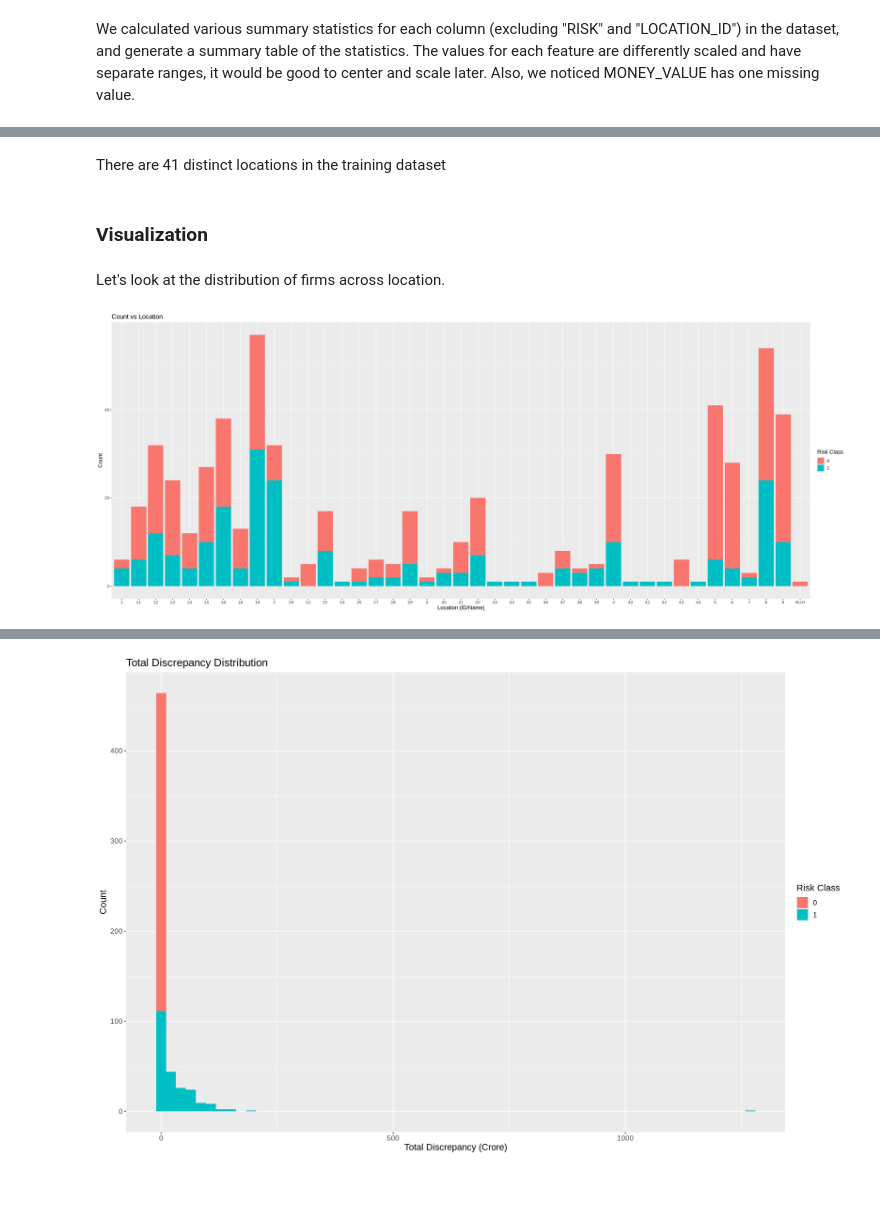
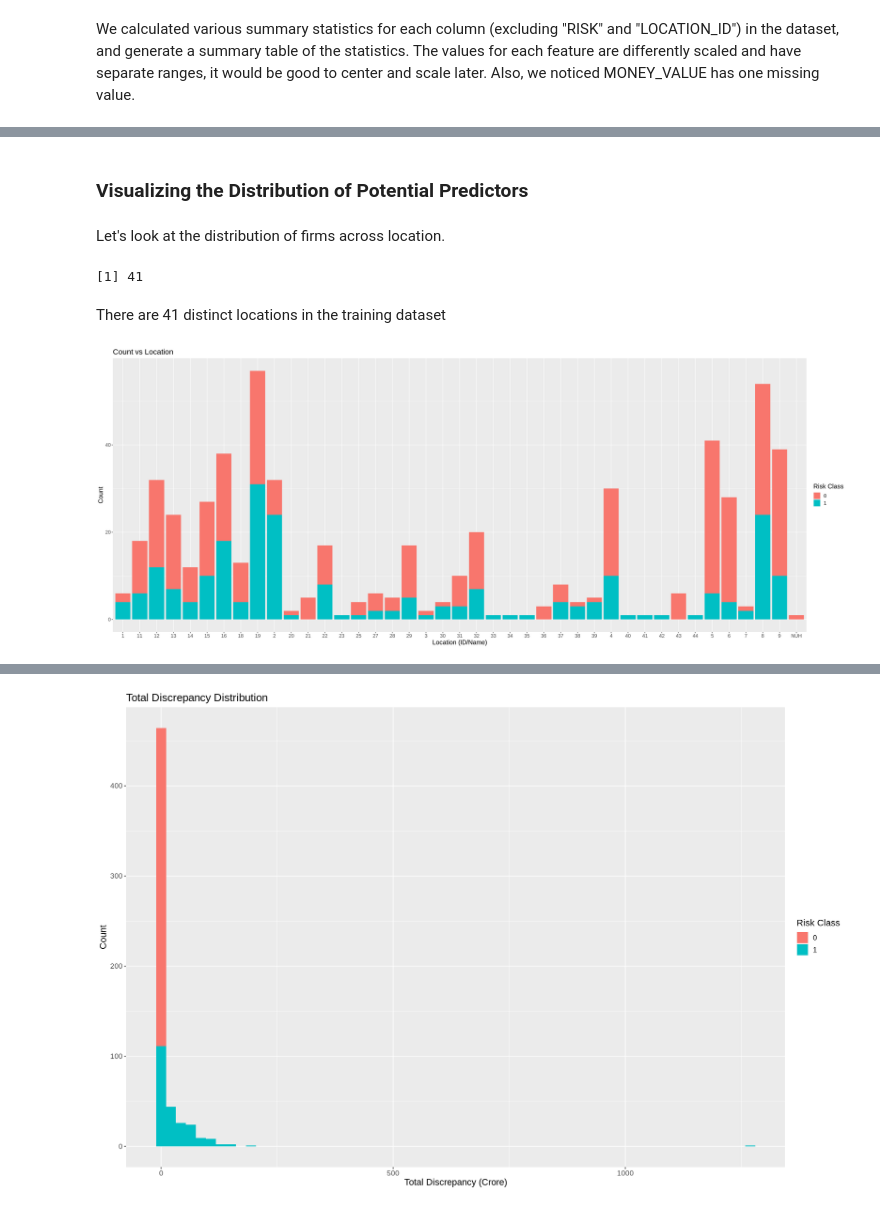
Before and after one commit to jimwei6/Fraud-Detection-Data-Analysis, a Jupyter notebook: project_final.ipynb, the cells around one changed output, grey strips where cells are left out. Drawn from its saved outputs; the diff is of its cells as text; code cells hidden in the pictures.

```diff
--- a/project_final.ipynb
+++ b/project_final.ipynb
@@ -208,17 +181,21 @@ n_distinct(select(audit_data_training, LOCATION_ID))
-# %% [markdown]
-There are 41 distinct locations in the training dataset
 # %% [markdown]
-### Visualization
+### Visualizing the Distribution of Potential Predictors
 # %% [markdown]
 Let's look at the distribution of firms across location.
+# %%
+n_distinct(select(audit_data_training, LOCATION_ID))
+# %% [output]
+[1] 41
+# %% [markdown]
+There are 41 distinct locations in the training dataset
 # %%
 options(repr.plot.width = 25, repr.plot.height = 10)
 location_plot = audit_data_training |>
     ggplot(aes(x=LOCATION_ID, fill=RISK)) +
         geom_bar() +
         labs(x="Location (ID/Name)", y="Count", fill="Risk Class", title="Count vs Location") +
-        theme(text = element_text(size = 13))
+        theme(text = element_text(size = 15))
 location_plot
 # %% [output]
-[figure, old version]
+[figure, new version]
 # %% [markdown]
```
Also changed, not shown: parts of 41 cells of this notebook.
